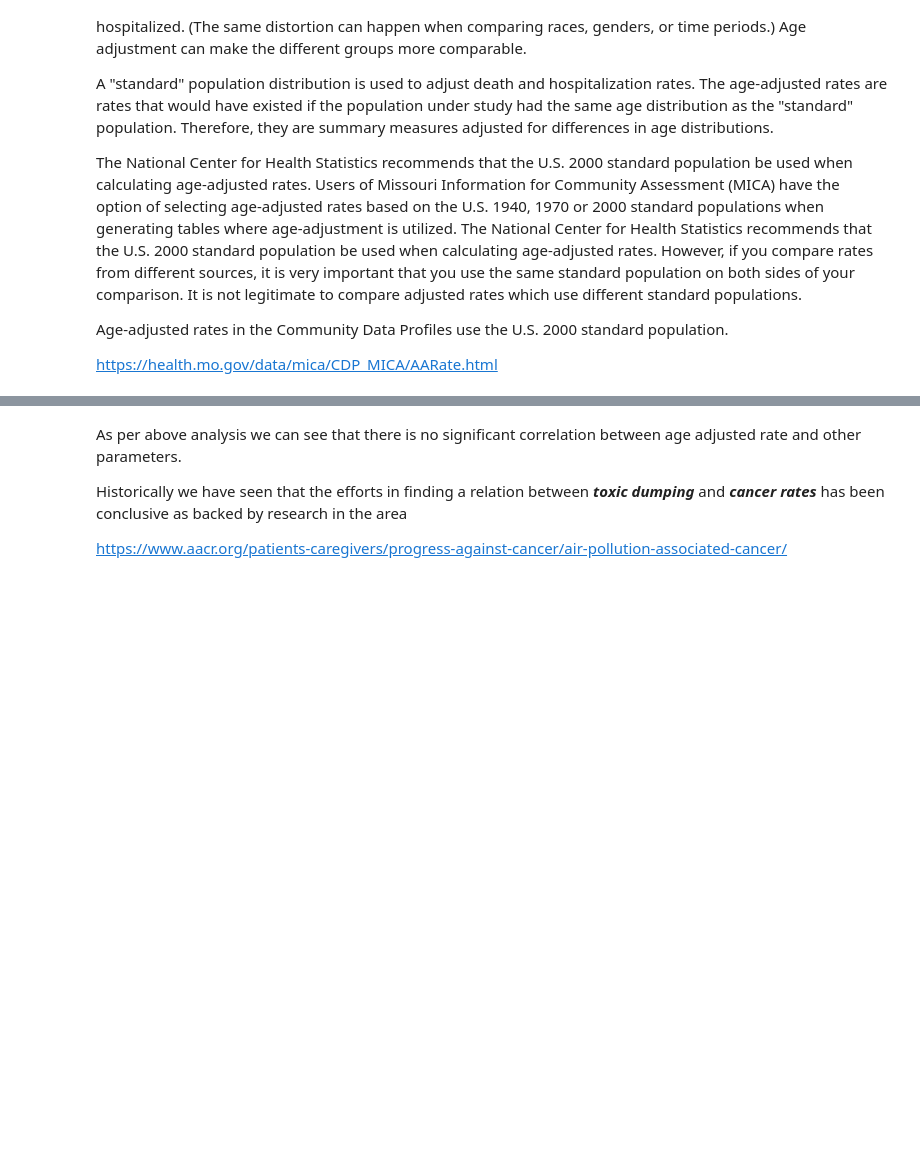
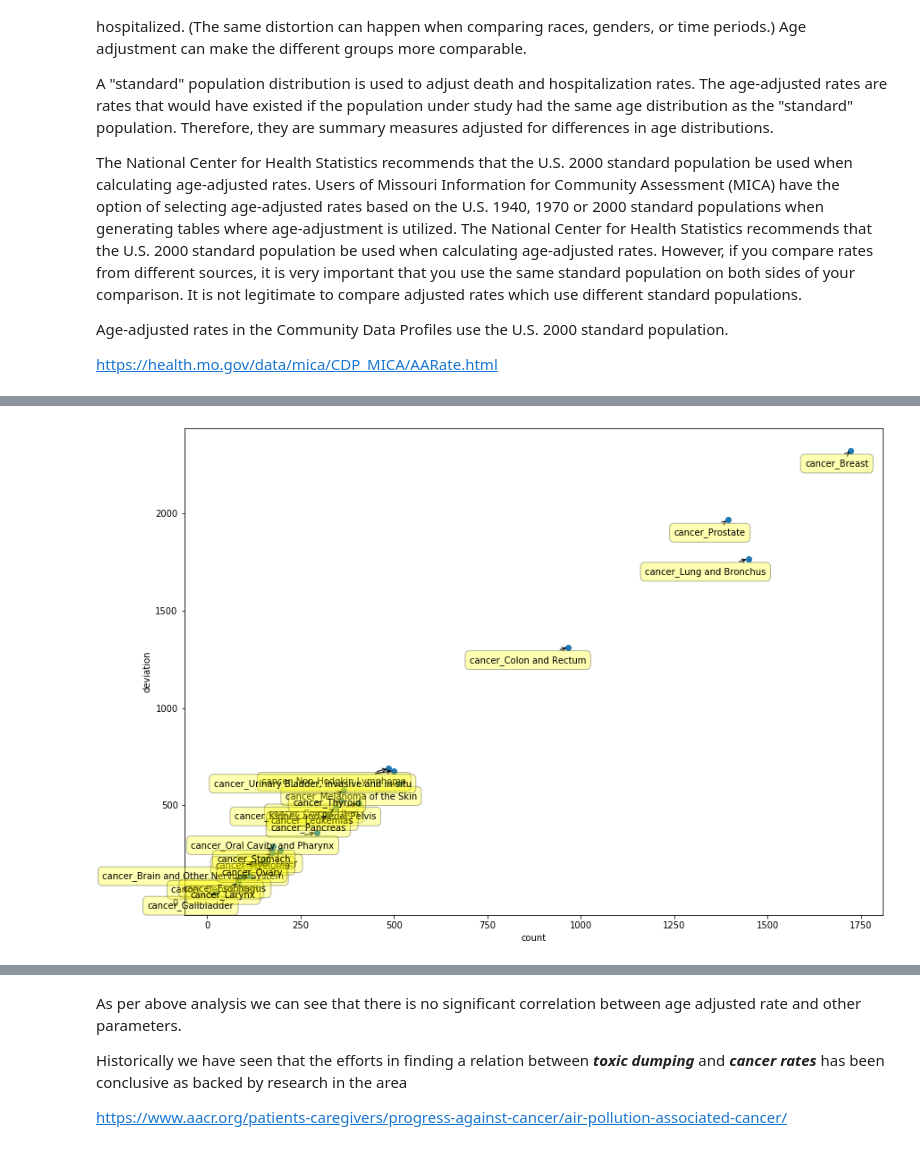
Before and after one commit to adharangaonkar/Health-Consequences-of-Increasing-AQI-and-Industrial-Waste, a Jupyter notebook: Health Consequences of Increasing AQI and Industrial Waste.ipynb, the cells around one changed output, grey strips where cells are left out. Drawn from its saved outputs; the diff is of its cells as text; code cells hidden in the pictures; blank space fills up the shorter version.

```diff
--- a/Health Consequences of Increasing AQI and Industrial Waste.ipynb
+++ b/Health Consequences of Increasing AQI and Industrial Waste.ipynb
@@ -79,3 +79,6 @@ Age-adjusted rates in the Community Data Profiles use the U.S. 2000 standard pop
 
 
 https://health.mo.gov/data/mica/CDP_MICA/AARate.html
+# %%
+df_cancer = df[[c for c in df.columns if 'cancer' in c]]
+df_cancer
@@ -82,3 +112,17 @@ https://health.mo.gov/data/mica/CDP_MICA/AARate.html
+# %%
+plt.figure(figsize=(14,10))
+plt.scatter(df_cancer.mean(), df_cancer.std())
+plt.xlabel('count')
+plt.ylabel('deviation')
+for label, x, y in zip(df_cancer.columns, df_cancer.mean(), df_cancer.std()):
+    plt.annotate(
+        label,
+        xy = (x, y), xytext = (20, -20),
+        textcoords = 'offset points', ha = 'right', va = 'bottom',
+        bbox = dict(boxstyle = 'round,pad=0.5', fc = 'yellow', alpha = 0.3),
+        arrowprops = dict(arrowstyle = '->', connectionstyle = 'arc3,rad=0'))
+# %% [output]
+[figure, added]
 # %%
 print("Number of Rows:", len(df))
 print("Number of Cols:", len(df.columns), '\n')
```
Also changed, not shown: parts of 35 cells of this notebook.
